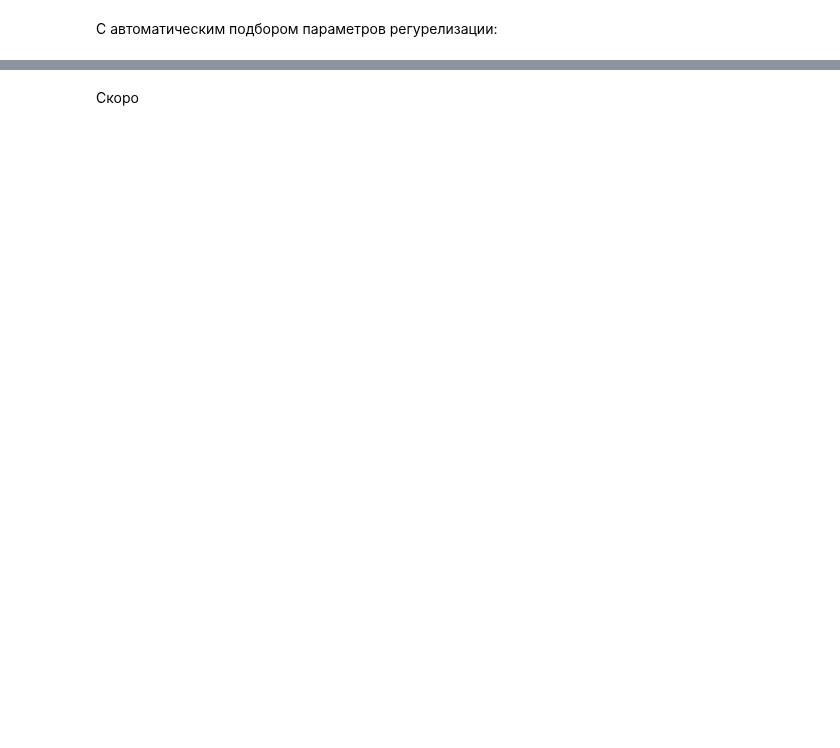
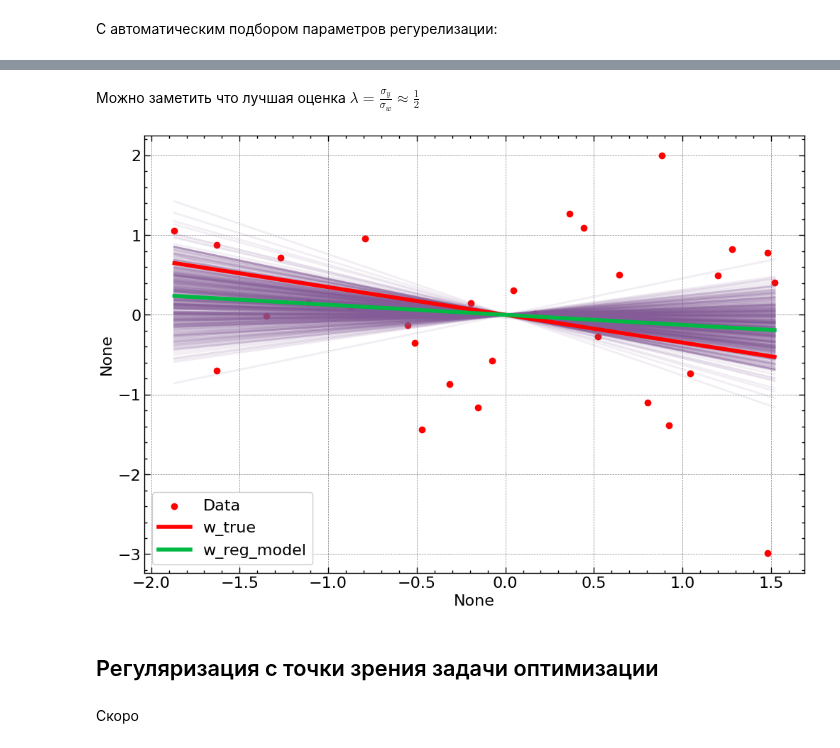
Before and after one commit to 2reckey/Bayesian_Stats, a Jupyter notebook: ML_Models/03_Байесовские_Модели_Регуляризация.ipynb, the cells around one changed output, grey strips where cells are left out. Drawn from its saved outputs; the diff is of its cells as text; code cells hidden in the pictures; blank space fills up the shorter version.

```diff
--- a/ML_Models/03_Байесовские_Модели_Регуляризация.ipynb
+++ b/ML_Models/03_Байесовские_Модели_Регуляризация.ipynb
@@ -340,2 +354,28 @@ with lin_model_reg:
+# %% [markdown]
+Можно заметить что лучшая оценка $\lambda = \frac{\sigma_y}{\sigma_w} \approx \frac{1}{2}$
+# %%
+plt.figure(figsize=(12, 8))
+
+post = az.extract(idata, num_samples=500)
+
+lines = x_plot @ post["w"]
+
+for i in range(lines.shape[2]):
+    sns.lineplot(x=x_plot[:, 0], y=lines[:, 0, i], color="C4", alpha=0.1)
+
+# Визуализация наблюдаемых данных
+plt.scatter(X_normalize[:, 0], y_normalize, label="Data", color="r")
+
+# Предполагается, что w_mse_true_normalize и w_mse_model_normalize определены ранее в вашем коде
+# и представляют собой коэффициенты линейной модели
+sns.lineplot(x=X_normalize[:, 0], y=(X_normalize[:,0] * w_normalize[0]), color='red', linewidth=4, label='w_true')
+sns.lineplot(x=X_normalize[:, 0], y=(X_normalize @ w_reg_model)[:, 0], color='C1', linewidth=4, label='w_reg_model')
+
+plt.legend()
+plt.show()
+# %% [output]
+[figure, added]
+# %% [markdown]
+## Регуляризация с точки зрения задачи оптимизации
 # %% [markdown]
 Скоро
```
Also changed, not shown: parts of 8 cells of this notebook.
